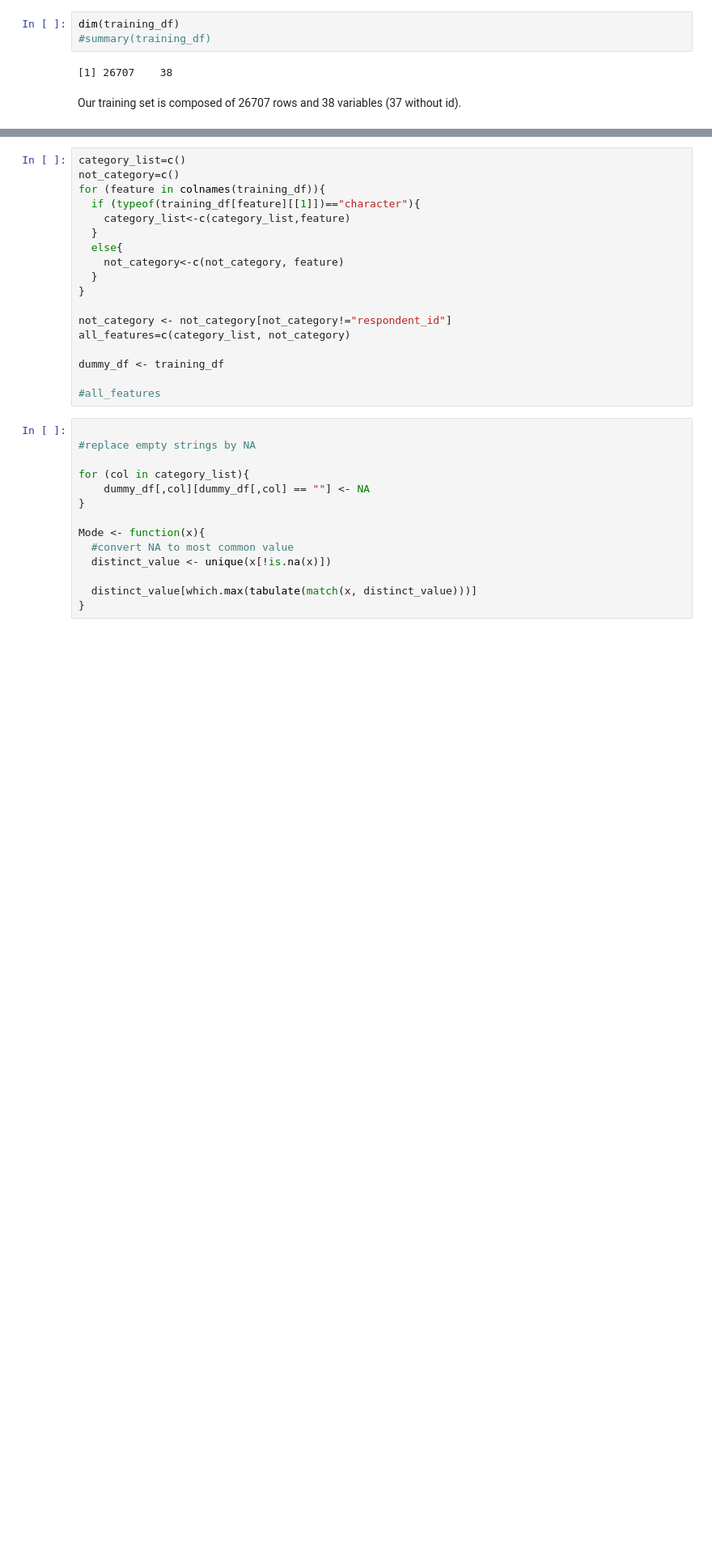
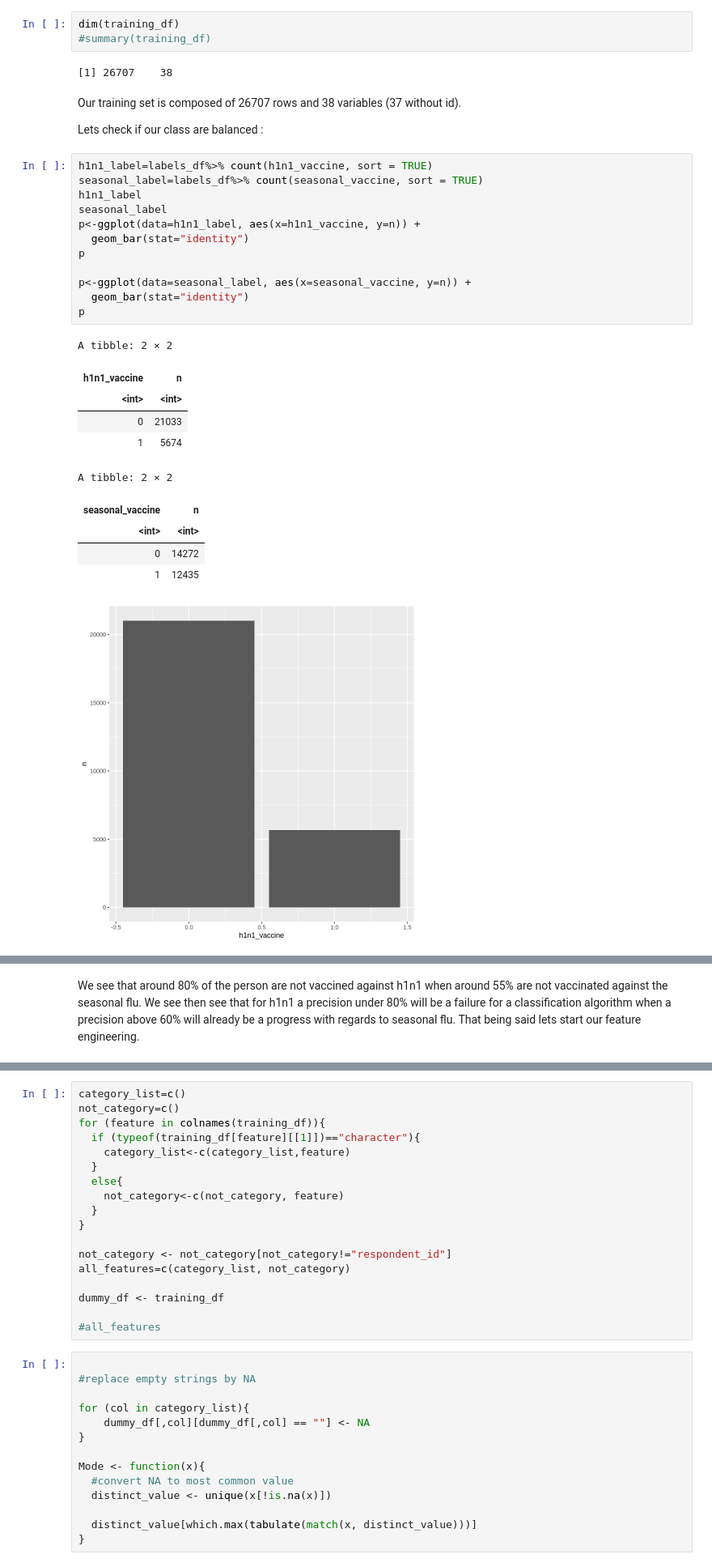
Before and after one commit to jogjini/Predict-H1N1-and-Seasonal-Flu-Vaccines, a Jupyter notebook: ReportTemplate.ipynb, the cells around one changed output, grey strips where cells are left out. Shown at 81% size. Drawn from its saved outputs; the diff is of its cells as text; blank space fills up the shorter version.

Commit message:
add of a bit of text and visualization at start

```diff
--- a/ReportTemplate.ipynb
+++ b/ReportTemplate.ipynb
@@ -72,3 +72,29 @@ dim(training_df)
 [1] 26707    38
 # %% [markdown]
 Our training set is composed of 26707 rows and 38 variables (37 without id).
+
+Lets check if our class are balanced :
+# %%
+h1n1_label=labels_df%>% count(h1n1_vaccine, sort = TRUE)
+seasonal_label=labels_df%>% count(seasonal_vaccine, sort = TRUE)
+h1n1_label
+seasonal_label
+p<-ggplot(data=h1n1_label, aes(x=h1n1_vaccine, y=n)) +
+  geom_bar(stat="identity")
+p
+
+p<-ggplot(data=seasonal_label, aes(x=seasonal_vaccine, y=n)) +
+  geom_bar(stat="identity")
+p
+# %% [output]
+A tibble: 2 × 2
+| h1n1_vaccine | n |
+| <int> | <int> |
+| 0 | 21033 |
+| 1 | 5674 |
+A tibble: 2 × 2
+| seasonal_vaccine | n |
+| <int> | <int> |
+| 0 | 14272 |
+| 1 | 12435 |
+[figure, added]
@@ -74,0 +102,2 @@ Our training set is composed of 26707 rows and 38 variables (37 without id).
+# %% [markdown]
+We see that around 80% of the person are not vaccined against h1n1 when around 55% are not vaccinated against the seasonal flu. We see then see that for h1n1 a precision under 80% will be a failure for a classification algorithm when a precision above 60% will already be a progress with regards to seasonal flu. That being said lets start our feature engineering.
```
Also changed, not shown: parts of 8 cells of this notebook.
